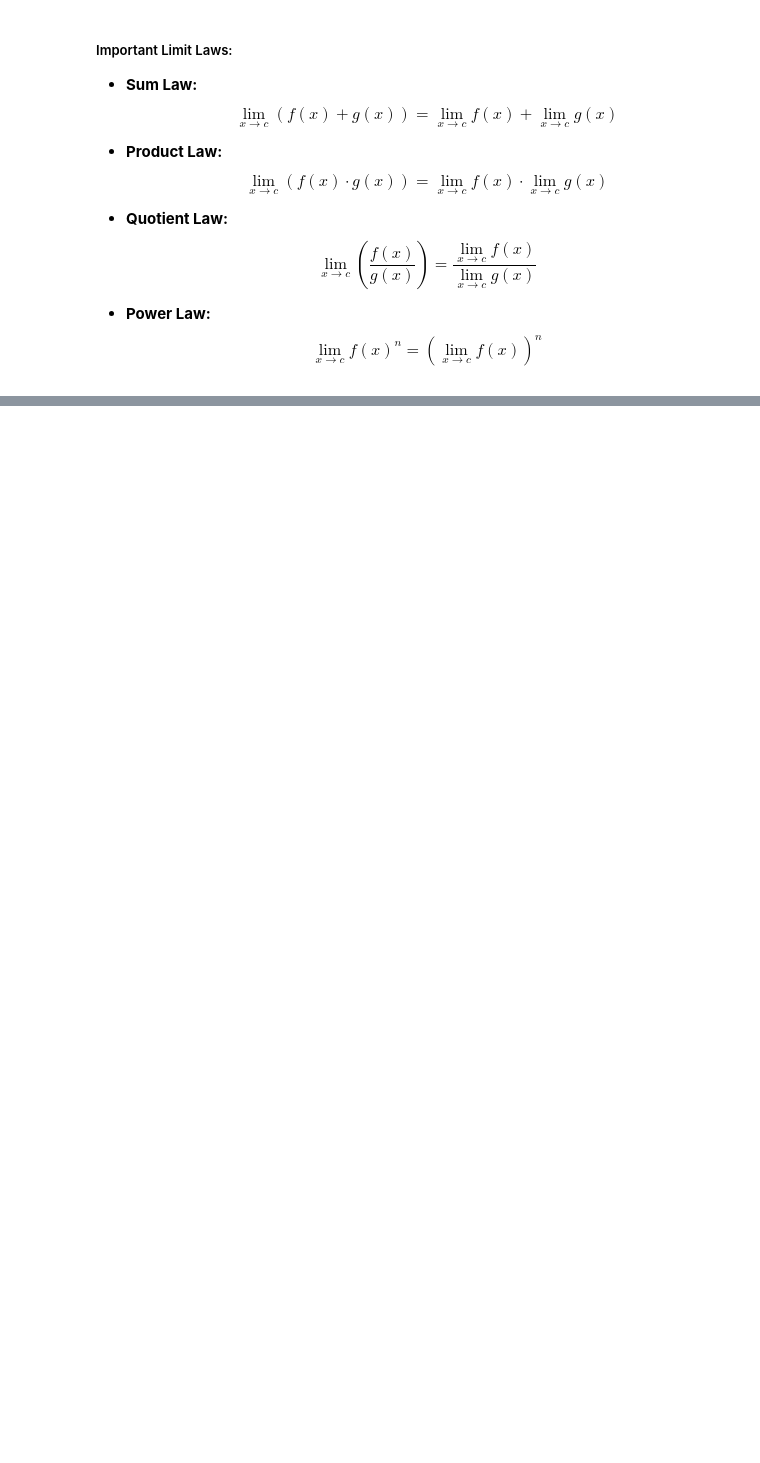
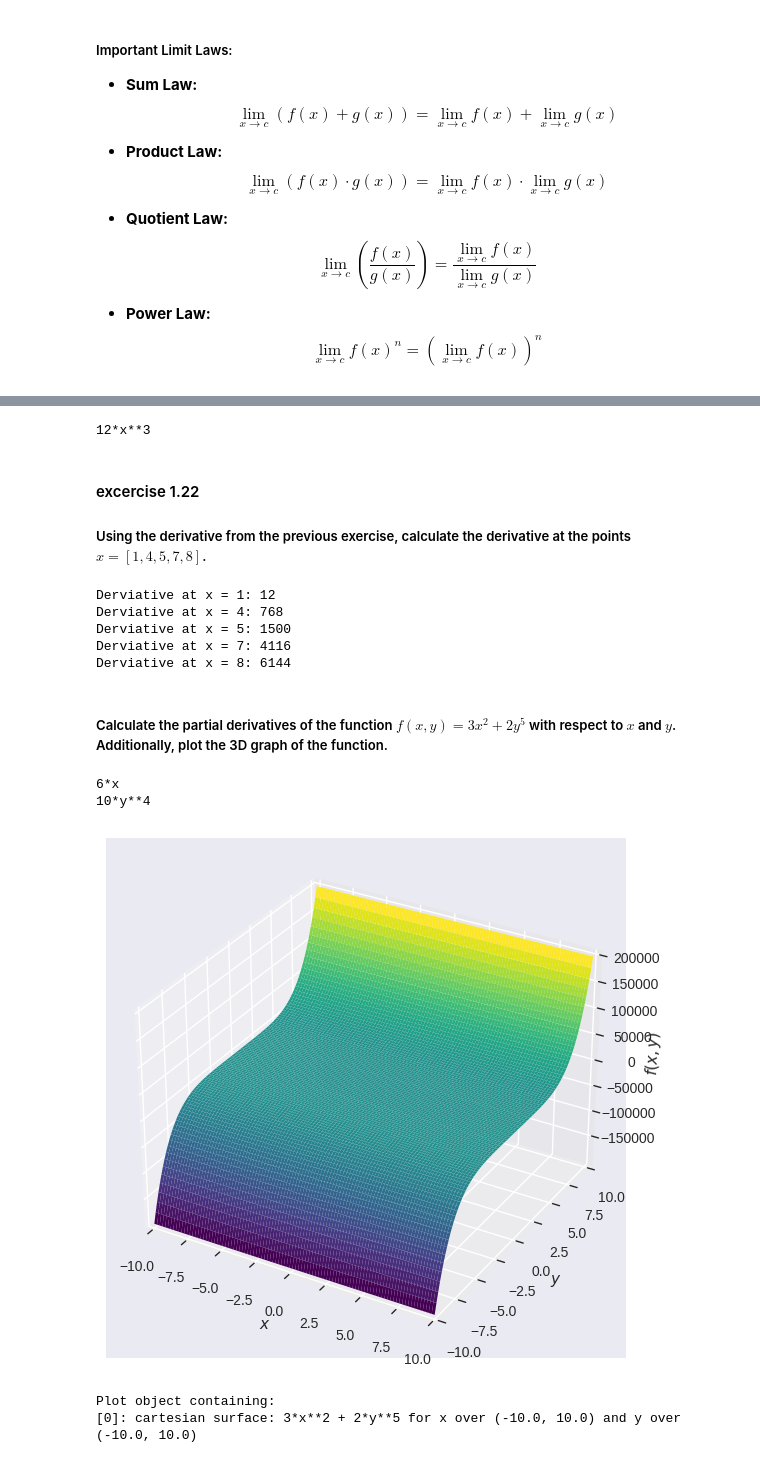
Before and after one commit to davidofitaly/notes_01_algebra_stats_probability_ds_notes, a Jupyter notebook: 01_basic_math_differential_integral_calculus.ipynb, the cells around one changed output, grey strips where cells are left out. Cells and saved outputs as stored; diff of their text form; code cells hidden in the pictures; blank space fills up the shorter version.

```diff
--- a/01_basic_math_differential_integral_calculus.ipynb
+++ b/01_basic_math_differential_integral_calculus.ipynb
@@ -499,0 +624,46 @@ $$
+# %%
+x = symbols('x')
+
+f = 3 * x**4
+
+dx_f = diff(f)
+
+print(dx_f)
+# %% [output]
+12*x**3
+# %% [markdown]
+#### excercise 1.22
+
+##### Using the derivative from the previous exercise, calculate the derivative at the points $x = [1,4,5,7,8]$.
+# %%
+points = [1,4,5,7,8]
+
+
+for point in points:
+    derivative_at_point = dx_f.subs(x, point)
+    print(f'Derviative at x = {point}: {derivative_at_point }')
+# %% [output]
+Derviative at x = 1: 12
+Derviative at x = 4: 768
+Derviative at x = 5: 1500
+Derviative at x = 7: 4116
+Derviative at x = 8: 6144
+# %% [markdown]
+##### Calculate the partial derivatives of the function $f(x, y) = 3x^2 + 2y^5$ with respect to $x$ and $y$. Additionally, plot the 3D graph of the function.
+# %%
+x, y = symbols('x y')
+
+f = 3*x**2 + 2*y**5
+
+dx_f = diff(f, x)
+dy_f = diff(f, y)
+
+print(dx_f)
+print(dy_f)
+print(plot3d(f))
+# %% [output]
+6*x
+10*y**4
+[figure, added]
+Plot object containing:
+[0]: cartesian surface: 3*x**2 + 2*y**5 for x over (-10.0, 10.0) and y over (-10.0, 10.0)
```
Also changed, not shown: parts of 13 cells of this notebook.
